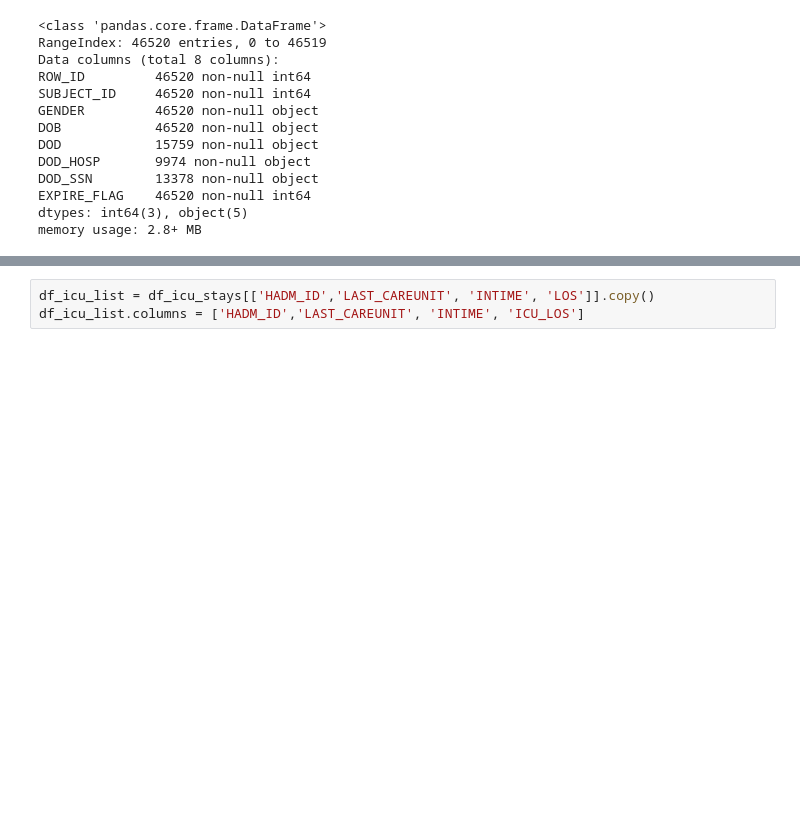
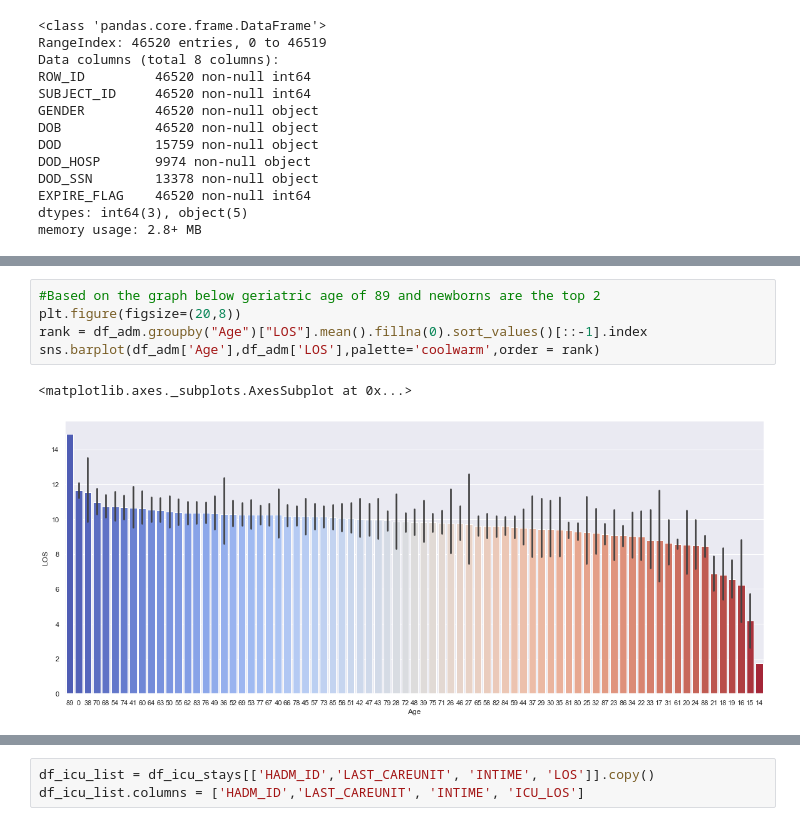
Before and after one commit to bnaoe/Tensorflow-ANN-Hospital-LOS, a Jupyter notebook: Untitled.ipynb, the cells around one changed output, grey strips where cells are left out. Saved outputs shown, nothing was run; the diff lists cells and outputs as text; blank space fills up the shorter version.

```diff
--- a/Untitled.ipynb
+++ b/Untitled.ipynb
@@ -154,2 +230,10 @@ Name: Age, Length: 58976, dtype: int64
+# %%
+#Based on the graph below geriatric age of 89 and newborns are the top 2
+plt.figure(figsize=(20,8))
+rank = df_adm.groupby("Age")["LOS"].mean().fillna(0).sort_values()[::-1].index
+sns.barplot(df_adm['Age'],df_adm['LOS'],palette='coolwarm',order = rank)
+# %% [output]
+<matplotlib.axes._subplots.AxesSubplot at 0x...>
+[figure, added]
 # %%
 df_icu_stays.info()
```
Also changed, not shown: parts of 78 cells of this notebook.
